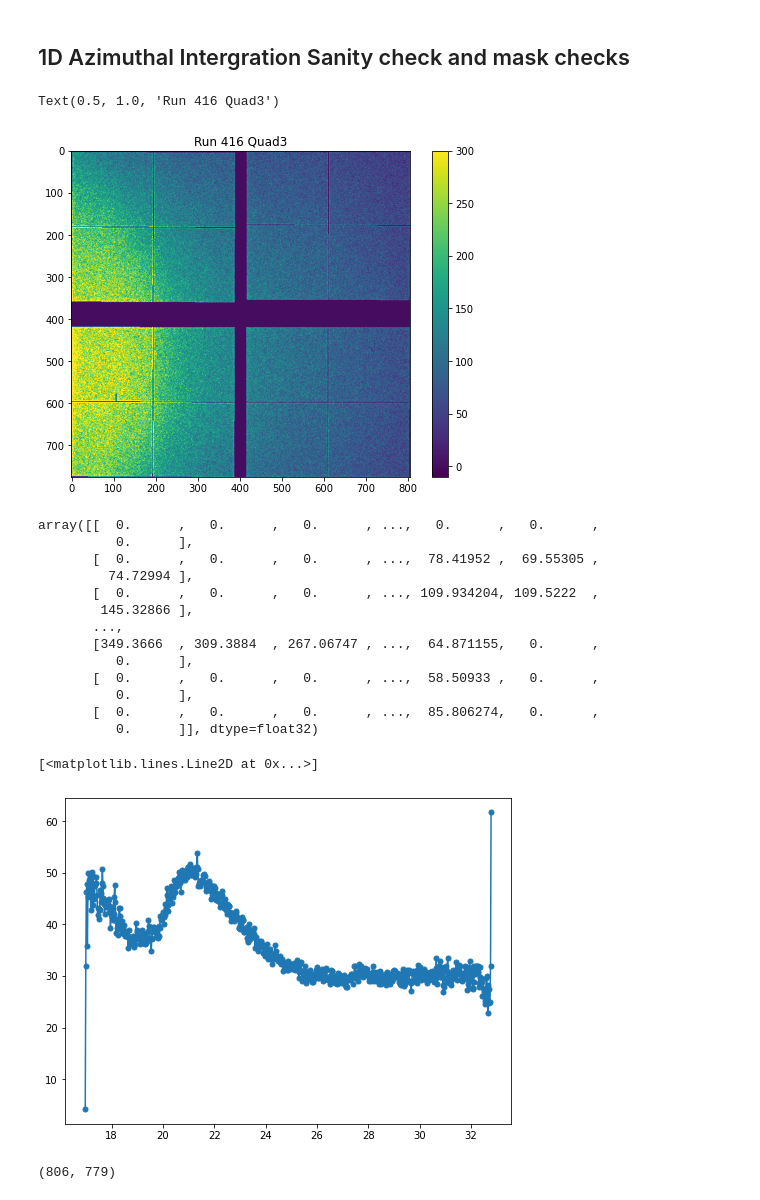
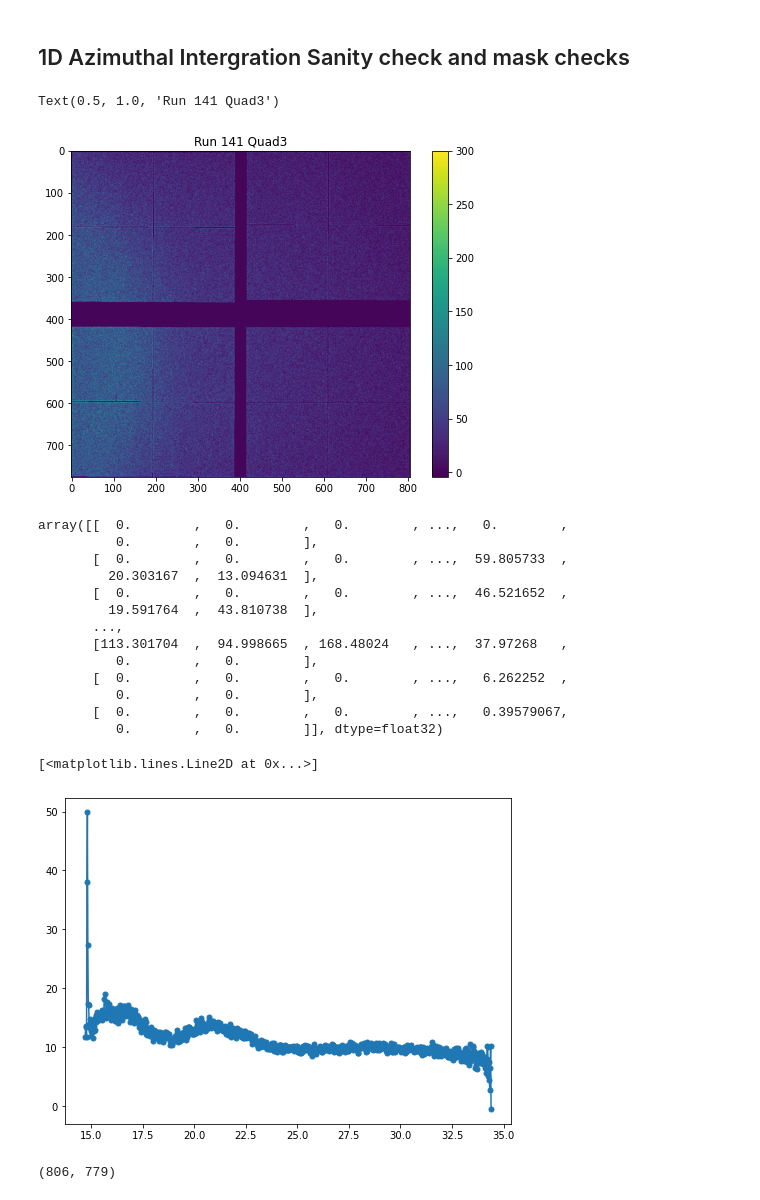
Before and after one commit to meeramadhavi/MEC_XRD_VISAR, a Jupyter notebook: Azimuthal_integration_Meera.ipynb, the cells around one changed output. Cells and saved outputs as stored; diff of their text form; code cells hidden in the pictures.

```diff
--- a/Azimuthal_integration_Meera.ipynb
+++ b/Azimuthal_integration_Meera.ipynb
@@ -70,8 +70,8 @@ else:
 ## opening runs from tiff files tand saving them to a dictionary. We will rotate the images as required by the detector
 #Runs = [140, 143, 146]#, 149, 152, 157, 160, 163, 166, 169, 173, 176, 182, 185, 179, 237, 240, 243, 249, 252, 255, 260, 263, 270, 273, 276, 282, 285, 288, 291, 294, 297, 300, 305, 311, 313, 316, 319, 327, 330, 336, 333, 339]
 #Runs = [139, 140, 142, 143, 145, 146, 148, 149, 151, 152, 157, 159, 160, 162, 163, 165, 166, 168, 169, 172, 173, 175, 176, 178, 181, 182, 184, 185, 179, 234, 237, 239, 240, 242, 243, 248, 249, 251, 252, 254, 255, 259, 260, 262, 263, 269, 270, 272, 273, 275, 276, 281, 282, 284, 284, 285, 287, 288, 290, 291, 293, 294, 296, 297, 299, 300, 302, 304, 305, 307, 310, 311, 312, 313, 315, 316, 318, 319, 326, 327, 329,  330, 335,  336, 332, 333, 338, 339]
-#Runs = [ 140, 141, 144, 147, 150, 153, 158, 161, 164] #, 141, 144, 147, 150, 153, 158, 161, 164, 419, 446, 460, 600, 612, 615] # what is wrong with 150?
-Runs = [ 413, 416, 419, 422, 425, 428, 431, 434, 437]
+Runs = [ 140, 141, 144, 147, 150, 153, 158, 161, 164] #, 141, 144, 147, 150, 153, 158, 161, 164, 419, 446, 460, 600, 612, 615] # what is wrong with 150?
+#Runs = [ 413, 416, 419, 422, 425, 428, 431, 434, 437]
 #Runs = [ 446, 600, 612, 615, 606, 609, 603]
 #Runs =  [443, 456, 460, 467, 470, 473, 476, 479, 482]
 #Runs = [218, 219]#, 448, 449, 539, 540, 541]#, 67, 70, 88, 116, 117, 118, 127, 128, 129]
@@ -360,24 +360,24 @@ plt.imshow(Run_images['Run ' +str(Run)] ['Quad' + str(quad_2_plot)]-dark_run_ima
 plt.colorbar()
 plt.title('Run ' +str(Run) + ' Quad' + str(quad_2_plot))
 # %% [output]
-Text(0.5, 1.0, 'Run 416 Quad3')
+Text(0.5, 1.0, 'Run 141 Quad3')
-[figure, old version]
+[figure, new version]
 # %%
 Run_images['Run ' + str(Runs[0])]['Quad'+ str(Quads[quad_to_look_at])]
 # %% [output]
-array([[  0.      ,   0.      ,   0.      , ...,   0.      ,   0.      ,
-          0.      ],
-       [  0.      ,   0.      ,   0.      , ...,  78.41952 ,  69.55305 ,
-         74.72994 ],
-       [  0.      ,   0.      ,   0.      , ..., 109.934204, 109.5222  ,
-        145.32866 ],
+array([[  0.        ,   0.        ,   0.        , ...,   0.        ,
+          0.        ,   0.        ],
+       [  0.        ,   0.        ,   0.        , ...,  59.805733  ,
+         20.303167  ,  13.094631  ],
+       [  0.        ,   0.        ,   0.        , ...,  46.521652  ,
+         19.591764  ,  43.810738  ],
        ...,
-       [349.3666  , 309.3884  , 267.06747 , ...,  64.871155,   0.      ,
-          0.      ],
-       [  0.      ,   0.      ,   0.      , ...,  58.50933 ,   0.      ,
-          0.      ],
-       [  0.      ,   0.      ,   0.      , ...,  85.806274,   0.      ,
-          0.      ]], dtype=float32)
+       [113.301704  ,  94.998665  , 168.48024   , ...,  37.97268   ,
+          0.        ,   0.        ],
+       [  0.        ,   0.        ,   0.        , ...,   6.262252  ,
+          0.        ,   0.        ],
+       [  0.        ,   0.        ,   0.        , ...,   0.39579067,
+          0.        ,   0.        ]], dtype=float32)
 # %%
 ## Azimuthal integration
 # mask_1 = images!=0.0 # masks out the low pixels(=0) (areas between the modules)
@@ -399,38 +399,38 @@ mask_moduleedge0[380:400, :] = False
 mask_moduleedge0[:, 355:425] = False
 
 
-edge_mask_width = 100
+edge_mask_width = 10
 mask_edge = np.full(np.shape(Run_images['Run ' + str(Runs[i])]['Quad'+ str(Quads[quad_to_look_at])]), True)
 mask_edge[0:edge_mask_width, :] = False
 mask_edge[-edge_mask_width:-1, :] = False
 mask_edge[:, 0:edge_mask_width] = False
 mask_edge[:, -edge_mask_width:-1] = False
 
 if quad_to_look_at == 0:
     mask = mask_1 & mask_2 & mask_tri & mask_edge& mask_moduleedge0
 else:
     mask = mask_1 & mask_2 & mask_edge
 
 
 mask = mask.astype('float')
 
 mask[mask == 0] = np.nan #mask is  a nanmaks ie nans and ones
 
 mask_zeros = mask
 mask_zeros[mask == np.nan] = 0
 
 dark = dark_run_images['Run 124'] ["Quad"+str(quad_to_look_at)]
 
 Integ_results = calib_all['Calib Quad'+str(quad_to_look_at)].integrate1d(Run_images['Run ' + str(Runs[i])]['Quad'+ str(Quads[quad_to_look_at])]*mask-dark, 1000, unit= "2th_deg")
 
 x = Integ_results[0]
 y = Integ_results[1]
 y[y == 0] = np.nan
 
 plt.plot(x, y, 'o-', markersize = 5)
 # %% [output]
 [<matplotlib.lines.Line2D at 0x...>]
-[figure, old version]
+[figure, new version]
 # %%
 np.shape(mask_tri)
 # %% [output]
```
Also changed, not shown: parts of 102 cells of this notebook.
